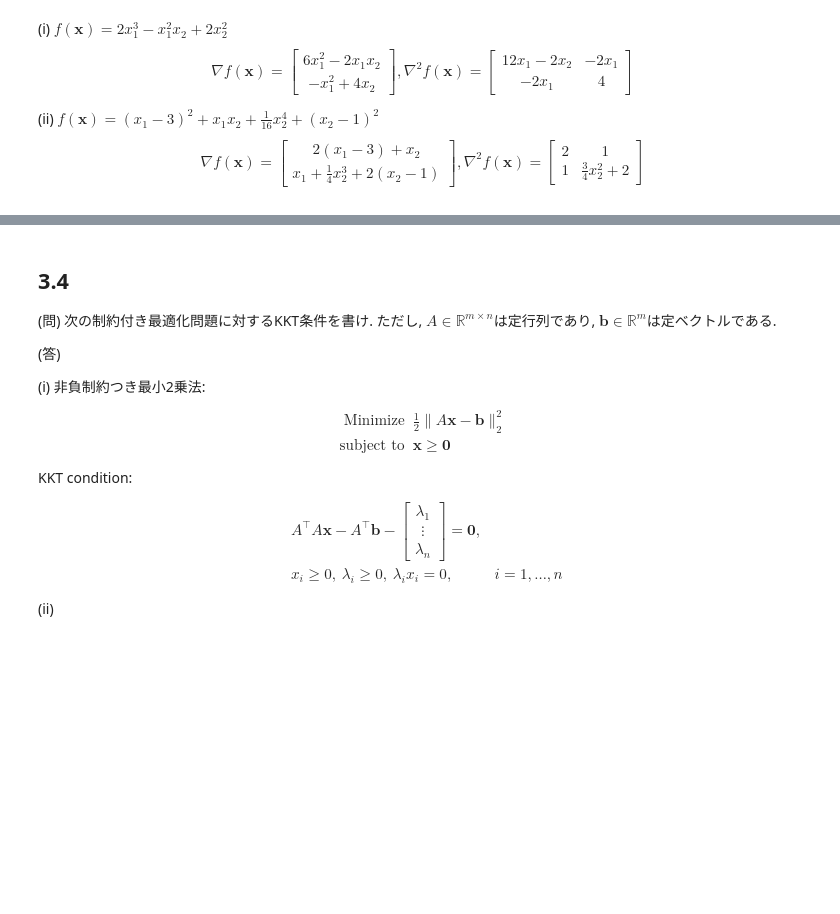
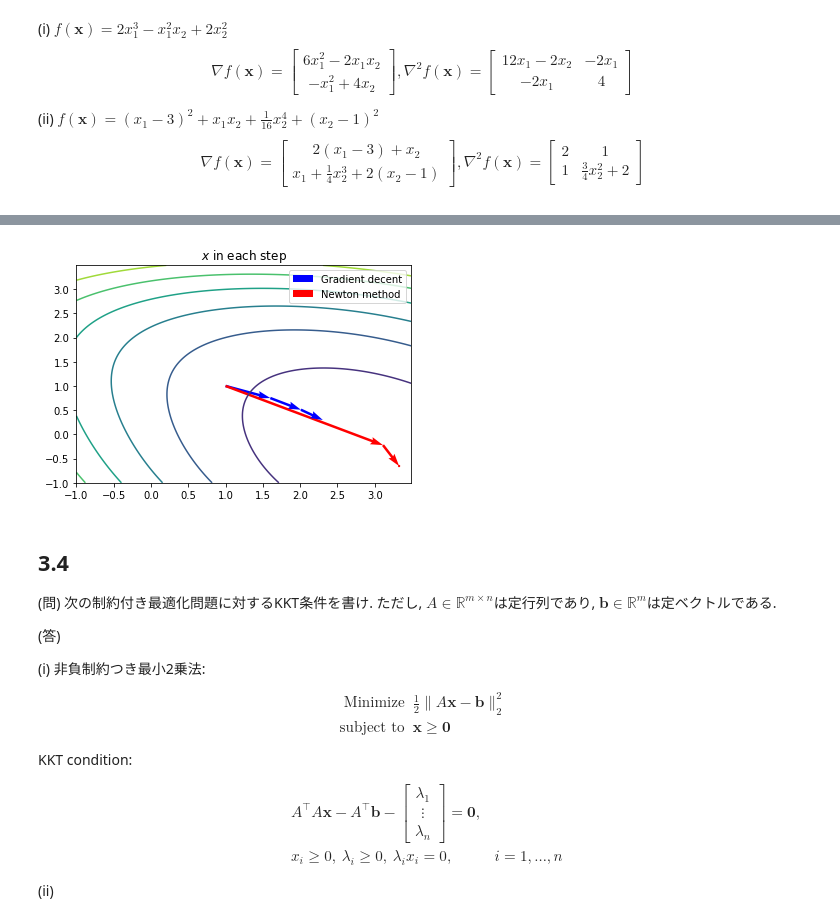
Before and after one commit to CSReading/Optimization, a Jupyter notebook: problems/chapter3/mshibatatt.ipynb, the cells around one changed output, grey strips where cells are left out. Cells and saved outputs as stored; diff of their text form; code cells hidden in the pictures; blank space fills up the shorter version.

```diff
--- a/problems/chapter3/mshibatatt.ipynb
+++ b/problems/chapter3/mshibatatt.ipynb
@@ -187,3 +236,19 @@ plt.show()
+# %%
+x1 = np.arange(-1, 3.5, 0.01)
+x2 = np.arange(-1, 3.5, 0.01)
+x1, x2 = np.meshgrid(x1, x2)
+f = (x1 - 3)**2 + x1 * x2 + 1/16*x2**4 + (x2 - 1)**2
+for i in range(len(history_nm)-1):
+    plt.quiver(*history_gd[i], *(history_gd[i+1] - history_gd[i]),
+               angles = 'xy', scale_units='xy', scale=1, color='blue', label='Gradient decent')
+    plt.quiver(*history_nm[i], *(history_nm[i+1] - history_nm[i]),
+               angles = 'xy', scale_units='xy', scale=1, color='red', label='Newton method')
+plt.contour(x1, x2, f)
+plt.legend(labels=['Gradient decent', 'Newton method'])
+plt.title('$x$ in each step')
+plt.show()
+# %% [output]
+[figure, added]
 # %% [markdown]
 ## 3.4
 (問) 次の制約付き最適化問題に対するKKT条件を書け. ただし, $A\in \mathbb{R}^{m \times n}$は定行列であり, $\bm{b}\in\mathbb{R}^{m}$は定ベクトルである.
```
Also changed, not shown: parts of 6 cells of this notebook.
